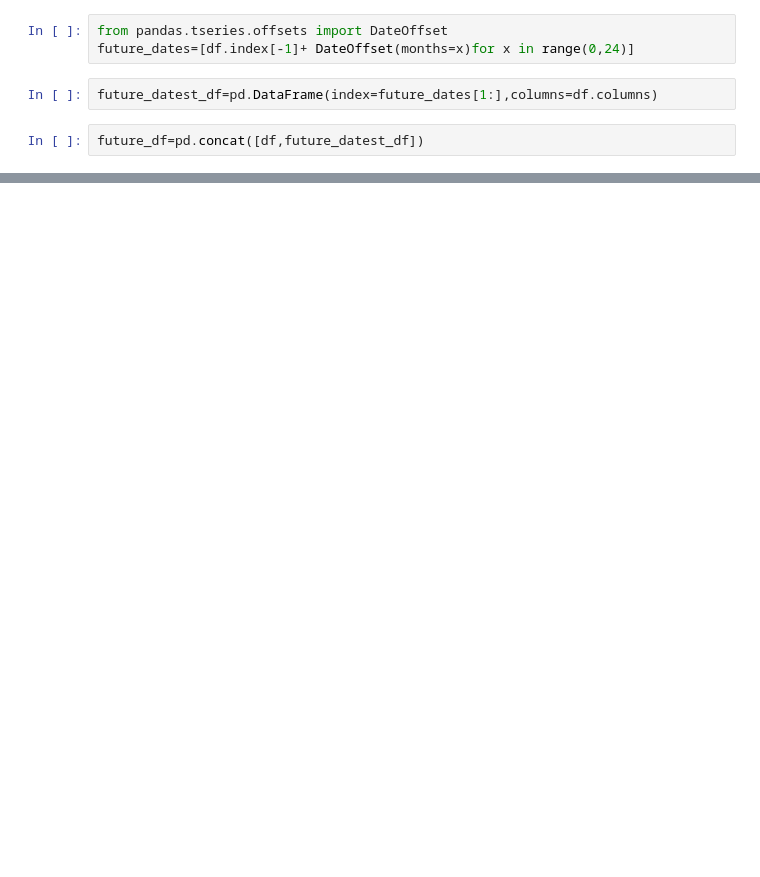
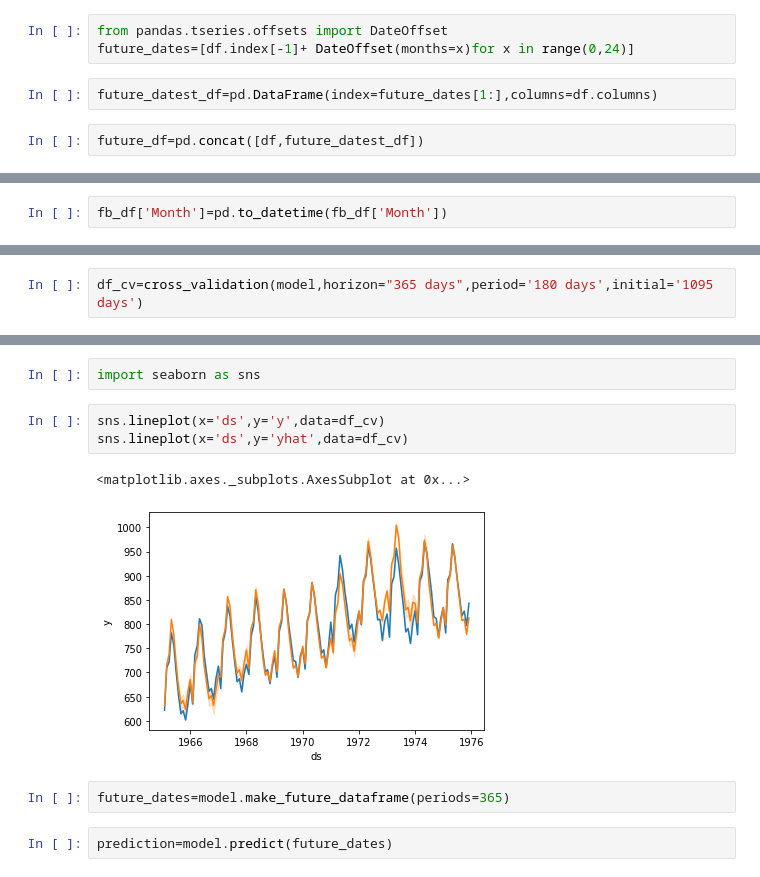
Before and after one commit to Ali-Asgar-Lakdawala/Forcasting, a Jupyter notebook: Monthly_milk_production_forcast.ipynb, the cells around one changed output, grey strips where cells are left out. Drawn from its saved outputs; the diff is of its cells as text; blank space fills up the shorter version.

```diff
--- a/Monthly_milk_production_forcast.ipynb
+++ b/Monthly_milk_production_forcast.ipynb
@@ -224,0 +273,2 @@ future_df[['Monthly milk production','forecast']].plot(figsize=(12,8))
+# %%
+fb_df['Month']=pd.to_datetime(fb_df['Month'])
@@ -224,0 +347,2 @@ future_df[['Monthly milk production','forecast']].plot(figsize=(12,8))
+# %%
+df_cv=cross_validation(model,horizon="365 days",period='180 days',initial='1095 days')
@@ -224,0 +351,12 @@ future_df[['Monthly milk production','forecast']].plot(figsize=(12,8))
+# %%
+import seaborn as sns
+# %%
+sns.lineplot(x='ds',y='y',data=df_cv)
+sns.lineplot(x='ds',y='yhat',data=df_cv)
+# %% [output]
+<matplotlib.axes._subplots.AxesSubplot at 0x...>
+[figure, added]
+# %%
+future_dates=model.make_future_dataframe(periods=365)
+# %%
+prediction=model.predict(future_dates)
```
Also changed, not shown: parts of 30 cells of this notebook.
